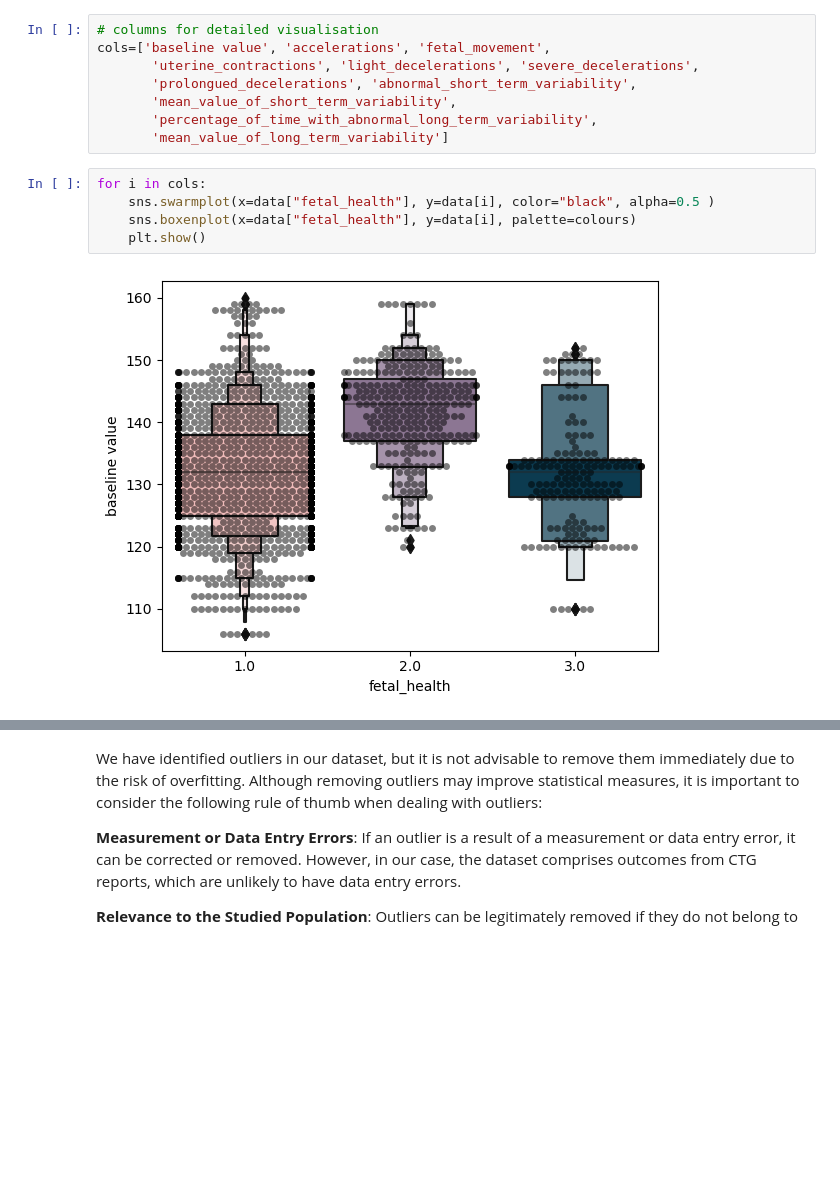
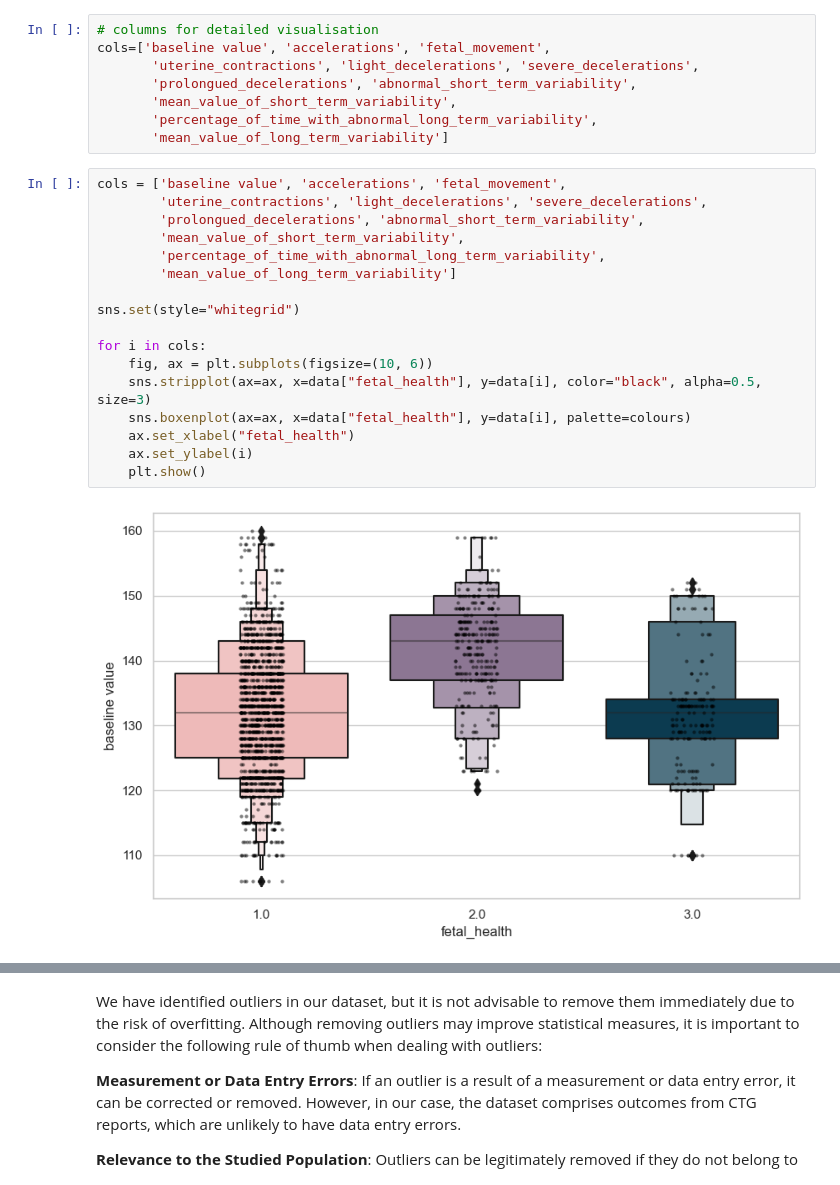
Before and after one commit to codingwithiz/ML-Project, a Jupyter notebook: fetal-health-classification.ipynb, the cells around one changed output, grey strips where cells are left out. Cells and saved outputs as stored; diff of their text form; blank space fills up the shorter version.

```diff
--- a/fetal-health-classification.ipynb
+++ b/fetal-health-classification.ipynb
@@ -301,9 +301,21 @@ cols=['baseline value', 'accelerations', 'fetal_movement',
        'percentage_of_time_with_abnormal_long_term_variability',
        'mean_value_of_long_term_variability']
 # %%
+cols = ['baseline value', 'accelerations', 'fetal_movement',
+        'uterine_contractions', 'light_decelerations', 'severe_decelerations',
+        'prolongued_decelerations', 'abnormal_short_term_variability',
+        'mean_value_of_short_term_variability',
+        'percentage_of_time_with_abnormal_long_term_variability',
+        'mean_value_of_long_term_variability']
+
+sns.set(style="whitegrid")
+
 for i in cols:
-    sns.swarmplot(x=data["fetal_health"], y=data[i], color="black", alpha=0.5 )
-    sns.boxenplot(x=data["fetal_health"], y=data[i], palette=colours)
+    fig, ax = plt.subplots(figsize=(10, 6))
+    sns.stripplot(ax=ax, x=data["fetal_health"], y=data[i], color="black", alpha=0.5, size=3)
+    sns.boxenplot(ax=ax, x=data["fetal_health"], y=data[i], palette=colours)
+    ax.set_xlabel("fetal_health")
+    ax.set_ylabel(i)
     plt.show()
 # %% [output]
-[figure, old version]
+[figure, new version]
```
Also changed, not shown: parts of 14 cells of this notebook.
